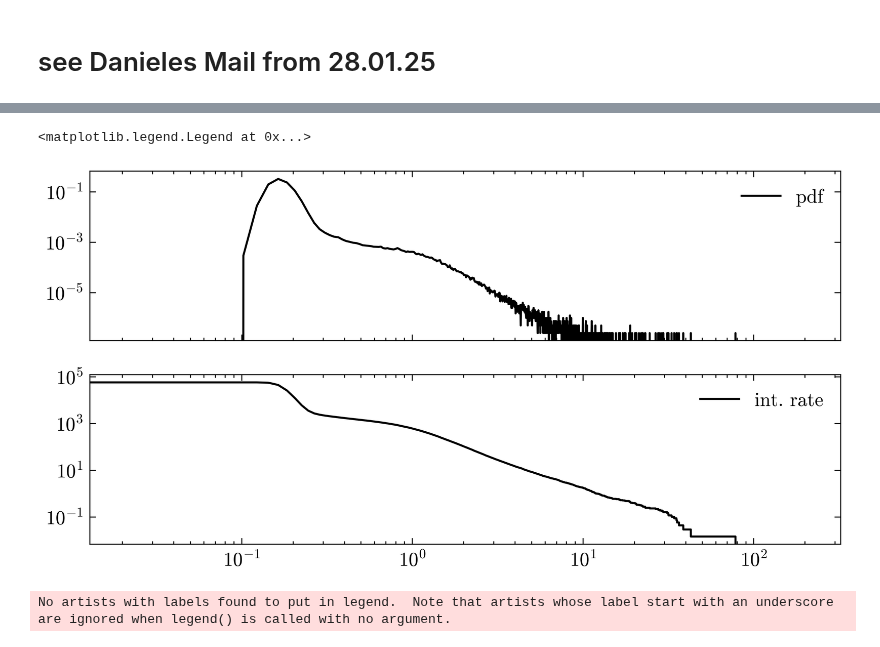
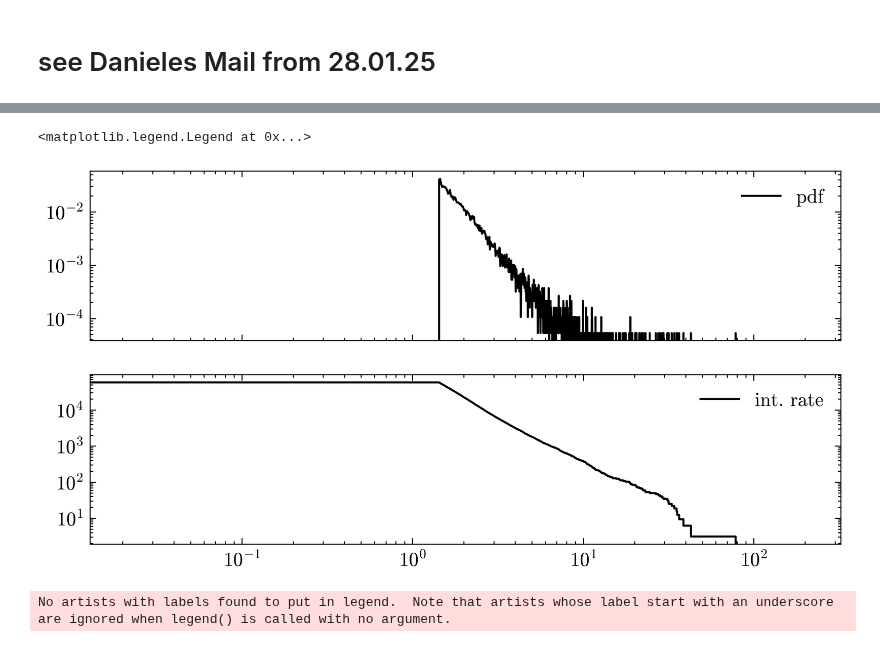
Before and after one commit to Quizznor/phd-thesis, a Jupyter notebook: Projects/CorrectionFactor/distributions.ipynb, the cells around one changed output, grey strips where cells are left out. Cells and saved outputs as stored; diff of their text form; code cells hidden in the pictures.

```diff
--- a/Projects/CorrectionFactor/distributions.ipynb
+++ b/Projects/CorrectionFactor/distributions.ipynb
@@ -8,11 +23,18 @@ from utils.Auger.SD import UubRandoms
 RandomFiles = UubRandoms.UubRandom(station = "Svenja", detectors = "ssd")
 
 px = np.zeros(10000)
+pulse_heights = []
 
 for File in tools.ProgressBar(RandomFiles):
     for trace in File:
 
-        px[np.max(trace['trace'])] += 1
+        _max = np.max(trace['trace'])
+        px[_max] += 1
+
+        if _max >= 70:
+            pulse_heights.append(_max)
 
 tools.pickle_save('pulse_height_distribution.pkl', px)
+print(f"{np.mean(pulse_heights) = :.4f}")
+print(f"{np.std(pulse_heights) = :.4f}")
 # %% [output]
@@ -23,20 +45,20 @@ px = tools.pickle_load('pulse_height_distribution.pkl')
 # %%
 fig, (ax1, ax2) = plt.subplots(2, 1, sharex=True)
 
-# px[:70] = 0
+px[:70] = 0
 cumsum = np.cumsum(px[::-1])[::-1]
 
 ax1.plot(range(10000) / trace['mip_peak'], px/cumsum[0], label='pdf')
 ax1.set_yscale('log')
 ax1.set_xscale('log')
 ax1.legend()
 
 ax2.plot(range(10000) / trace['mip_peak'], cumsum / (cumsum[0] * 2048 * 8.33e-9), label='int. rate')
 ax2.set_yscale('log')
 ax2.legend()
 # %% [output]
 <matplotlib.legend.Legend at 0x...>
-[figure, old version]
+[figure, new version]
 # %%
 # fitting rate-threshold relationship
 
```
Also changed, not shown: parts of 5 cells of this notebook, 8 other files.
